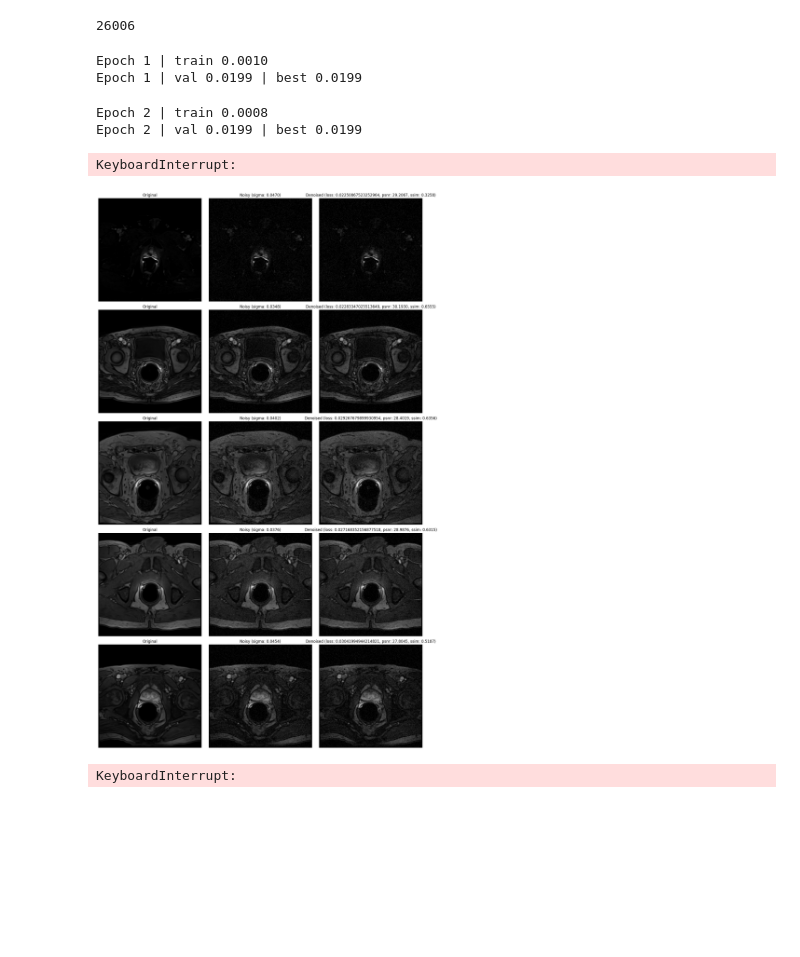
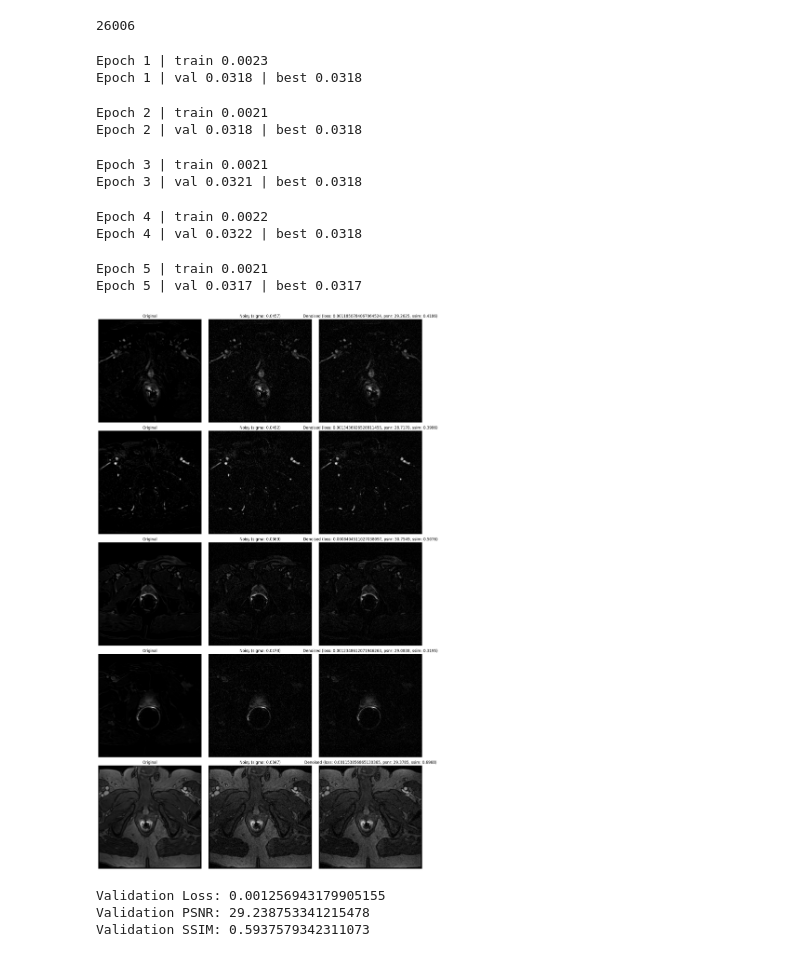
Before and after one commit to guyyanai/LF-MRI-Denoising, a Jupyter notebook: train_unet.ipynb, the cells around one changed output. Saved outputs shown, nothing was run; the diff lists cells and outputs as text; code cells hidden in the pictures; blank space fills up the shorter version.

```diff
--- a/train_unet.ipynb
+++ b/train_unet.ipynb
@@ -179,7 +182,7 @@ from tqdm import tqdm
 import torch.nn.functional as F
 
 NOISE_STD = 0.08
-EPOCHS = 10
+EPOCHS = 5
 MODEL_OUT_DIR = os.path.join(checkpoints_path, 'vanilla')
 
 os.makedirs(MODEL_OUT_DIR, exist_ok=True)
@@ -219,7 +222,7 @@ for epoch in range(1, EPOCHS + 1):
             xv_noisy, _ = add_gaussian_noise(xv, NOISE_STD)
             pred_noise = unet(xv_noisy)
             pred = xv_noisy - pred_noise
-            val_loss += F.l1_loss(pred, xv).item()
+            val_loss += mse_loss(pred, xv).item()
     val_loss /= len(val_loader)
 
     # track best
@@ -229,11 +232,16 @@ for epoch in range(1, EPOCHS + 1):
 
     print(f"Epoch {epoch} | val {val_loss:.4f} | best {best_val:.4f}")
 # %% [output]
-Epoch 1 | train 0.0010
-Epoch 1 | val 0.0199 | best 0.0199
+Epoch 1 | train 0.0023
+Epoch 1 | val 0.0318 | best 0.0318
-Epoch 2 | train 0.0008
-Epoch 2 | val 0.0199 | best 0.0199
+Epoch 2 | train 0.0021
+Epoch 2 | val 0.0318 | best 0.0318
-KeyboardInterrupt:
+Epoch 3 | train 0.0021
+Epoch 3 | val 0.0321 | best 0.0318
+Epoch 4 | train 0.0022
+Epoch 4 | val 0.0322 | best 0.0318
+Epoch 5 | train 0.0021
+Epoch 5 | val 0.0317 | best 0.0317
 # %%
 import matplotlib.pyplot as plt
 
@@ -245,41 +253,41 @@ random_indices = torch.randint(
     0, len(vd), (5,)
 )  # just to make sure the model is loaded correctly
 plt.figure(figsize=(15, 25))
 
 with torch.no_grad():
     for i, xv in enumerate(vd[random_indices]):
         xv = xv.to(device).unsqueeze(0)
         xv_noisy, sigma = add_gaussian_noise(xv, 0.05, 0.03)
         pred_noise = unet(xv_noisy)
         pred = (xv_noisy - pred_noise).clamp(0, 1)
 
         plt.subplot(5, 3, i * 3 + 1)
         plt.imshow(xv.cpu().numpy().squeeze(), cmap="gray")
         plt.title("Original")
         plt.axis("off")
 
         plt.subplot(5, 3, i * 3 + 2)
         plt.imshow(xv_noisy.clamp(0, 1).cpu().numpy().squeeze(), cmap="gray")
         plt.title(f"Noisy (sigma: {sigma.item():.4f})")
         plt.axis("off")
 
         plt.subplot(5, 3, i * 3 + 3)
         plt.imshow(pred.cpu().numpy().squeeze(), cmap="gray")
         plt.title(
-            f"Denoised (loss: {F.l1_loss(pred, xv).item()}, psnr: {compute_psnr(xv.squeeze(), pred.squeeze()):.4f}, ssim: {compute_ssim(xv.squeeze(), pred.squeeze()):.4f})"
+            f"Denoised (loss: {mse_loss(pred, xv).item()}, psnr: {compute_psnr(xv.squeeze(), pred.squeeze()):.4f}, ssim: {compute_ssim(xv.squeeze(), pred.squeeze()):.4f})"
         )
         plt.axis("off")
 
 plt.tight_layout()
 plt.show()
 # %% [output]
-[figure, old version]
+[figure, new version]
 # %%
 validation_loss = []
 validation_psnr = []
 validation_ssim = []
 
-for xv in vd:
+for xv in tqdm(vd):
     with torch.no_grad():
         xv = xv.to(device).unsqueeze(0)
         xv_noisy, sigma = add_gaussian_noise(xv, 0.05, 0.03)
@@ -294,4 +302,6 @@ print(f"Validation Loss: {sum(validation_loss)/len(validation_loss)}")
 print(f"Validation PSNR: {sum(validation_psnr)/len(validation_psnr)}")
 print(f"Validation SSIM: {sum(validation_ssim)/len(validation_ssim)}")
 # %% [output]
-KeyboardInterrupt:
+Validation Loss: 0.001256943179905155
+Validation PSNR: 29.238753341215478
+Validation SSIM: 0.5937579342311073
```
Also changed, not shown: parts of 1 cell of this notebook.
